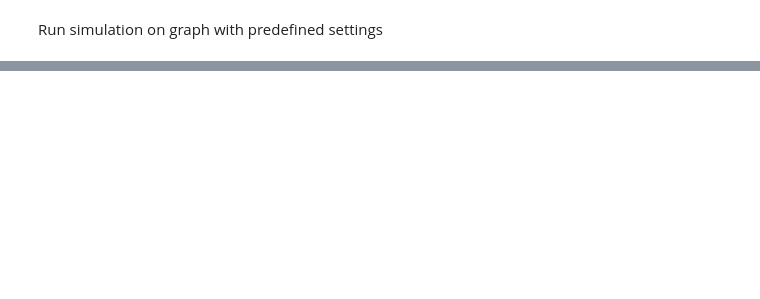
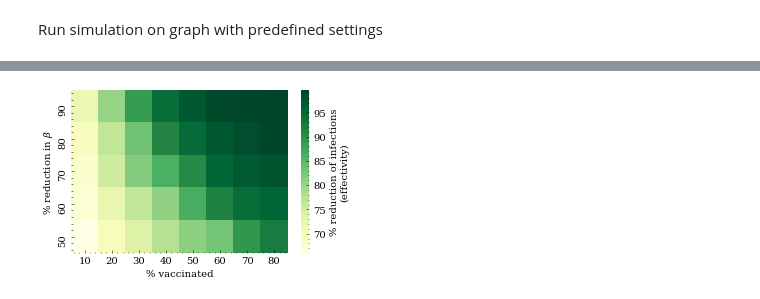
Before and after one commit to Networks-Learning/counterfactual-tpp, a Jupyter notebook: ebola/ebola_experiments.ipynb, the cells around one changed output, grey strips where cells are left out. Drawn from its saved outputs; the diff is of its cells as text; code cells hidden in the pictures; blank space fills up the shorter version.

```diff
--- a/ebola/ebola_experiments.ipynb
+++ b/ebola/ebola_experiments.ipynb
@@ -113,0 +304,15 @@ plt.legend()
+# %%
+beta_reductions = [0.1, 0.2, 0.3, 0.4, 0.5]
+percentage_vaccinated = [0.1, 0.2, 0.3, 0.4, 0.5, 0.6, 0.7, 0.8]
+number_of_counterfactuals = 20
+dfs = []
+all_cases = {}
+for bet in beta_reductions:
+    for per in percentage_vaccinated:
+        cases = 0
+        for k in range(5):
+            vaccinated = np.random.choice(a=[False, True], size=(sir_obj.n_nodes,), p=[1 - per, per])
+            with Pool(48) as pool:
+                result = list(tqdm(pool.imap(counterfactualr, [bet for i in range(number_of_counterfactuals)]), total = number_of_counterfactuals))
+            cases += sum(result)
+        all_cases[(bet, per)] = cases / 250
@@ -113,0 +343,10 @@ plt.legend()
+# %%
+width_pt = 397
+fig_height, fig_aspect = plotutils.get_fig_dim(width_pt, fraction=0.65)
+fig, ax = plt.subplots(figsize=(fig_aspect * 3, 3))
+plt.rcParams["xtick.bottom"] = False
+plt.rcParams["ytick.left"] = False
+sns.heatmap(arr, xticklabels = [10, 20, 30, 40, 50, 60, 70, 80], yticklabels = [90, 80, 70, 60, 50], cbar_kws={'label': '% reduction of infections\n(effectivity)'}, cmap = 'YlGn').set(xlabel = '% vaccinated', ylabel = r'% reduction in $\beta$')
+fig.savefig('FIG/sir_obj_effectivity.pdf', bbox_inches = 'tight')
+# %% [output]
+[figure, added]
```
Also changed, not shown: parts of 43 cells of this notebook.
